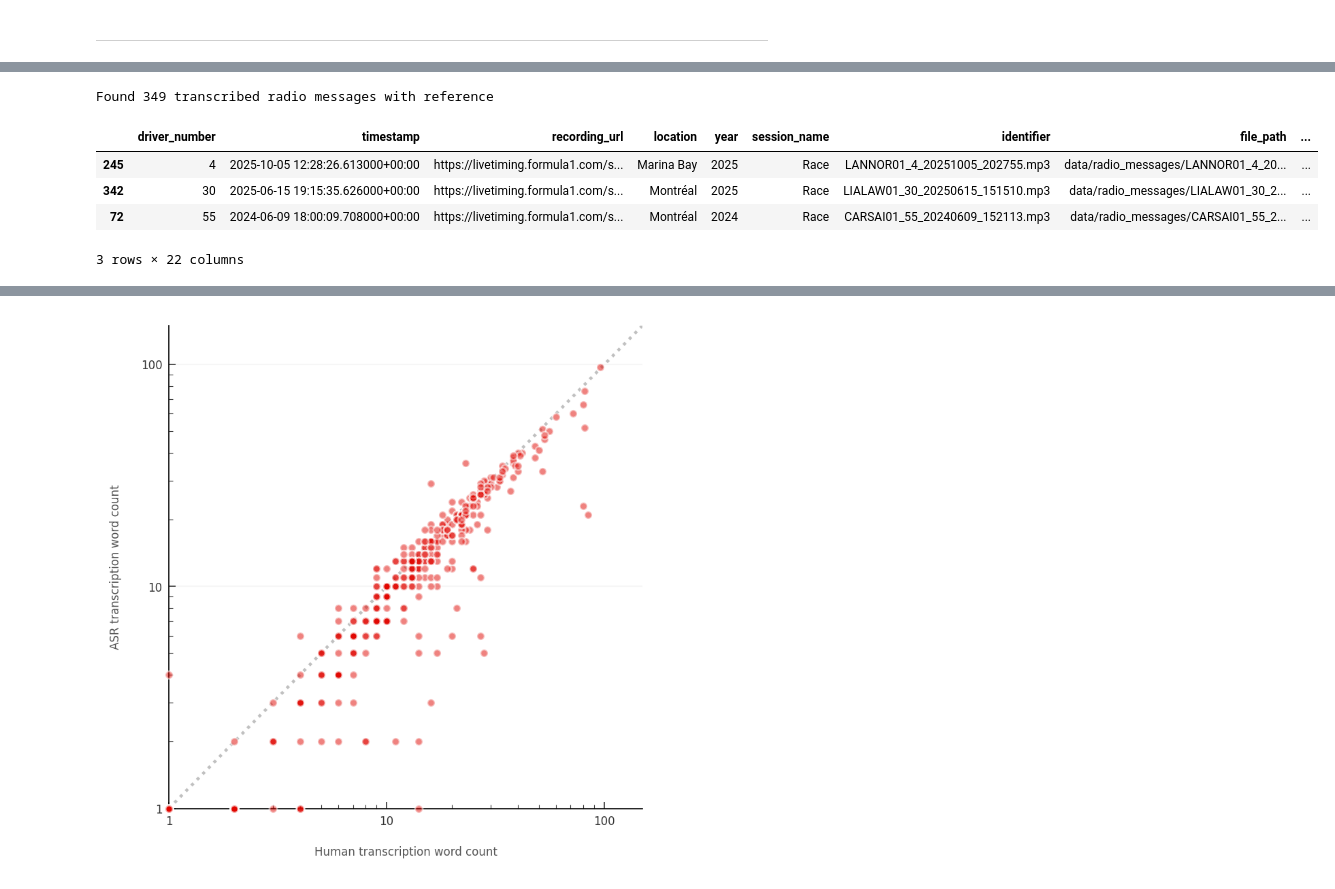
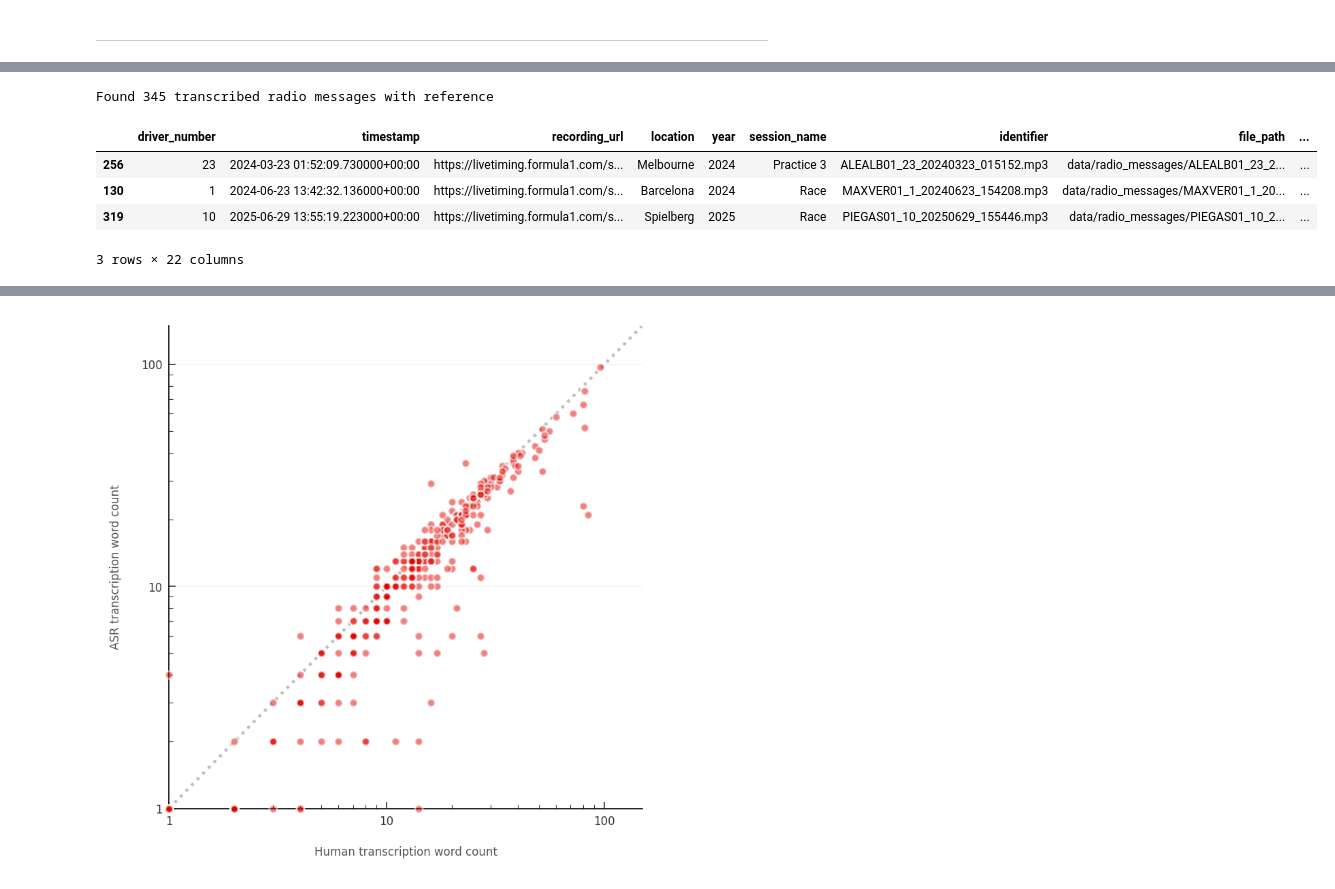
Before and after one commit to dlundgaard/F1-Radio-CBASR, a Jupyter notebook: workbook.ipynb, the cells around one changed output, grey strips where cells are left out. Saved outputs shown, nothing was run; the diff lists cells and outputs as text; code cells hidden in the pictures.

```diff
--- a/workbook.ipynb
+++ b/workbook.ipynb
@@ -131,7 +131,7 @@ transcriptions = pd.read_csv("data/transcriptions.tsv", delimiter="\t").astype(d
     transcription_timestamp="datetime64[ns, UTC]",
 ))
 
-radio_messages_transcribed = pd.merge(
+with_transcription = pd.merge(
     left=radio_messages.drop(columns=[
         "meeting_key",
         "session_key",
@@ -140,13 +140,13 @@ radio_messages_transcribed = pd.merge(
     on="identifier",
     how="left",
 ).sort_values("transcription_timestamp").drop_duplicates(
-    subset="file_path",
+    subset="identifier",
     keep="first",
 )
-radio_messages_transcribed = radio_messages_transcribed[~radio_messages_transcribed["transcription"].isna()]
+with_transcription = with_transcription[~with_transcription["transcription"].isna()]
 
-print(f"Found {len(radio_messages_transcribed)} transcribed radio messages")
-radio_messages_transcribed.tail(3)
+print(f"Found {len(with_transcription)} transcribed radio messages")
+with_transcription.tail(3)
 # %% [output]
 Found 345 transcribed radio messages
 |  | driver_number | timestamp | recording_url | location | year | session_name | identifier | file_path | ... |
@@ -159,8 +159,8 @@ most_recent_label_export = pd.read_json(sorted(Path("label-studio/export").iterd
 ))
 most_recent_label_export["file_path"] = most_recent_label_export["audio"].str.split("=").str[-1]
 
-radio_messages_transcribed_with_reference = pd.merge(
-    left=radio_messages_transcribed,
+with_reference = pd.merge(
+    left=with_transcription,
     right=most_recent_label_export[[
         "identifier",
         "human_transcription",
@@ -169,10 +169,13 @@ radio_messages_transcribed_with_reference = pd.merge(
     ]].rename(columns=dict(updated_at="human_transcription_timestamp")),
     on="identifier",
     how="left",
-).sort_values("human_transcription_timestamp")
+).sort_values("human_transcription_timestamp").drop_duplicates(
+    subset="identifier",
+    keep="first",
+)
 
 example_list = []
-for _, message in radio_messages_transcribed_with_reference.iterrows():
+for _, message in with_reference.iterrows():
     preannotation = message["human_transcription"] if type(message["human_transcription"]) is str else "\n" + message["transcription"].lstrip()
     example_list.append(dict(
         data=dict(
@@ -183,39 +186,39 @@ for _, message in radio_messages_transcribed_with_reference.iterrows():
             result=[dict(
                 value=dict(
                     text=[message["human_transcription"]],
                 ),
                 from_name="transcription",
                 to_name="audio",
                 type="textarea",
                 origin="manual",
             )],
             # ground_truth=True,
         )] if type(message["human_transcription"]) is str else [],
         predictions=[dict(
             result=[dict(
                 value=dict(
                     text=[message["transcription"]],
                 ),
                 from_name="transcription",
                 to_name="audio",
                 type="textarea",
             )],
         )],
         total_annotations=int(type(message["human_transcription"]) is str),
     ))
 
 with open("label-studio/media/upload/annotation_tasks.json", mode="w") as file:
     json.dump(example_list, file)
 
-radio_messages_transcribed_with_reference = radio_messages_transcribed_with_reference[~radio_messages_transcribed_with_reference["human_transcription"].isna()]
+with_reference = with_reference[~with_reference["human_transcription"].isna()]
 
-print(f"Found {len(radio_messages_transcribed_with_reference)} transcribed radio messages with reference")
-radio_messages_transcribed_with_reference.sample(3)
+print(f"Found {len(with_reference)} transcribed radio messages with reference")
+with_reference.sample(3)
 # %% [output]
-Found 349 transcribed radio messages with reference
+Found 345 transcribed radio messages with reference
 |  | driver_number | timestamp | recording_url | location | year | session_name | identifier | file_path | ... |
-| 245 | 4 | 2025-10-05 12:28:26.613000+00:00 | https://livetiming.formula1.com/s... | Marina Bay | 2025 | Race | LANNOR01_4_20251005_202755.mp3 | data/radio_messages/LANNOR01_4_20... | ... |
-| 342 | 30 | 2025-06-15 19:15:35.626000+00:00 | https://livetiming.formula1.com/s... | Montréal | 2025 | Race | LIALAW01_30_20250615_151510.mp3 | data/radio_messages/LIALAW01_30_2... | ... |
-| 72 | 55 | 2024-06-09 18:00:09.708000+00:00 | https://livetiming.formula1.com/s... | Montréal | 2024 | Race | CARSAI01_55_20240609_152113.mp3 | data/radio_messages/CARSAI01_55_2... | ... |
+| 256 | 23 | 2024-03-23 01:52:09.730000+00:00 | https://livetiming.formula1.com/s... | Melbourne | 2024 | Practice 3 | ALEALB01_23_20240323_015152.mp3 | data/radio_messages/ALEALB01_23_2... | ... |
+| 130 | 1 | 2024-06-23 13:42:32.136000+00:00 | https://livetiming.formula1.com/s... | Barcelona | 2024 | Race | MAXVER01_1_20240623_154208.mp3 | data/radio_messages/MAXVER01_1_20... | ... |
+| 319 | 10 | 2025-06-29 13:55:19.223000+00:00 | https://livetiming.formula1.com/s... | Spielberg | 2025 | Race | PIEGAS01_10_20250629_155446.mp3 | data/radio_messages/PIEGAS01_10_2... | ... |
 3 rows × 22 columns
 # %%
```
Also changed, not shown: parts of 7 cells of this notebook.
